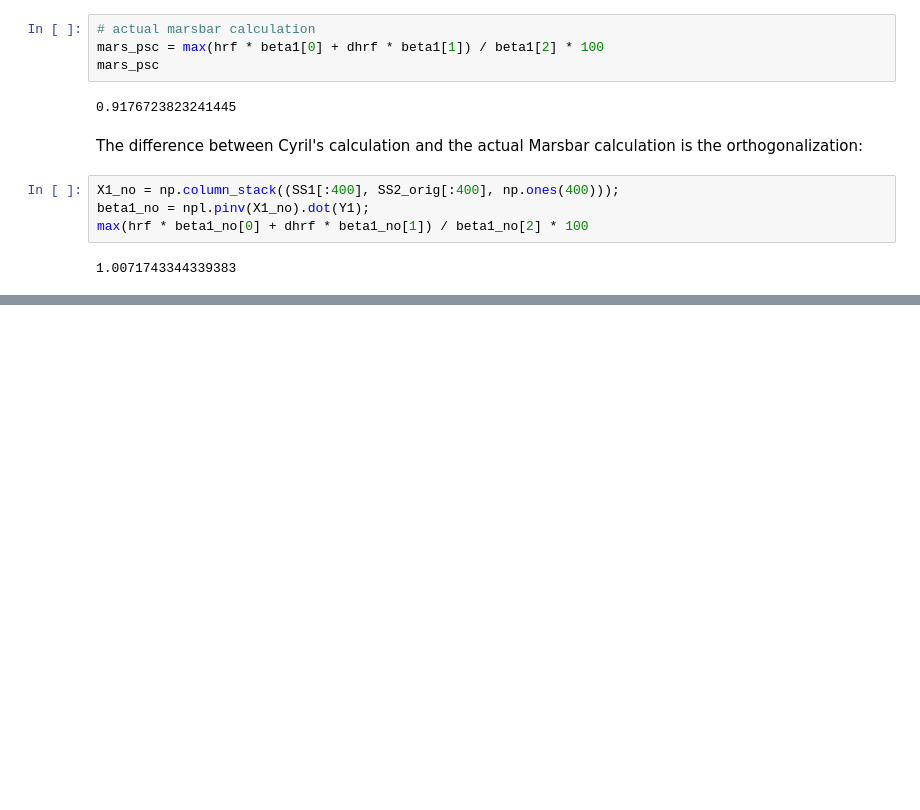
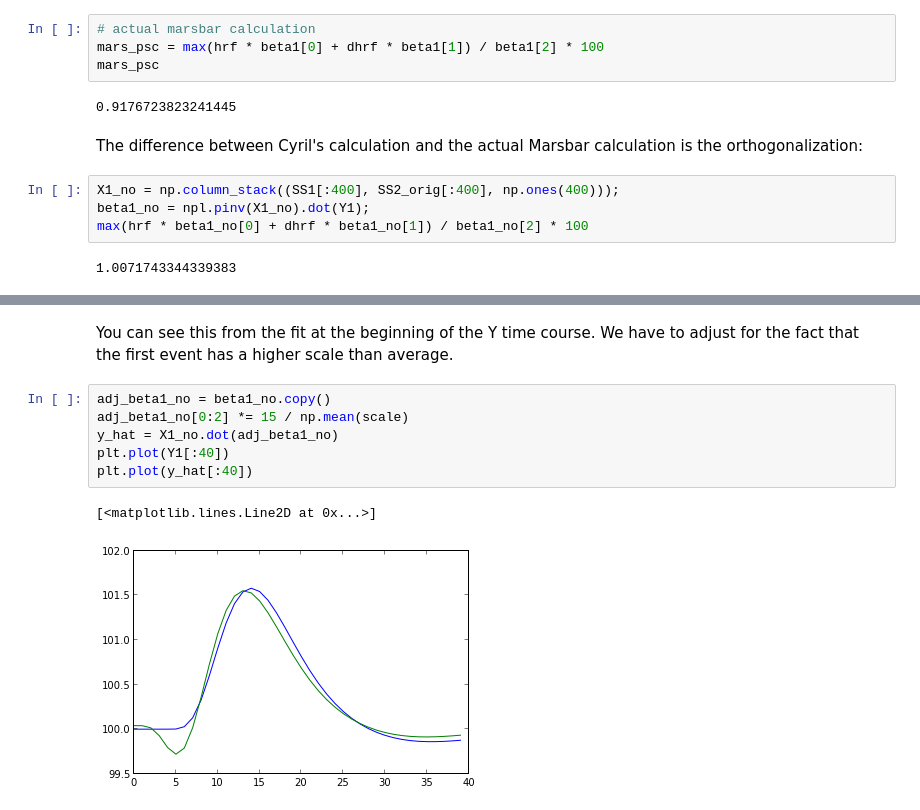
Before and after one commit to matthew-brett/sketch-books, a Jupyter notebook: cyril_psc.ipynb, the cells around one changed output, grey strips where cells are left out. Saved outputs shown, nothing was run; the diff lists cells and outputs as text; blank space fills up the shorter version.

```diff
--- a/cyril_psc.ipynb
+++ b/cyril_psc.ipynb
@@ -98,0 +132,11 @@ max(hrf * beta1_no[0] + dhrf * beta1_no[1]) / beta1_no[2] * 100
+# %% [markdown]
+You can see this from the fit at the beginning of the Y time course.  We have to adjust for the fact that the first event has a higher scale than average.
+# %%
+adj_beta1_no = beta1_no.copy()
+adj_beta1_no[0:2] *= 15 / np.mean(scale)
+y_hat = X1_no.dot(adj_beta1_no)
+plt.plot(Y1[:40])
+plt.plot(y_hat[:40])
+# %% [output]
+[<matplotlib.lines.Line2D at 0x...>]
+[figure, added]
```
Also changed, not shown: parts of 10 cells of this notebook.
